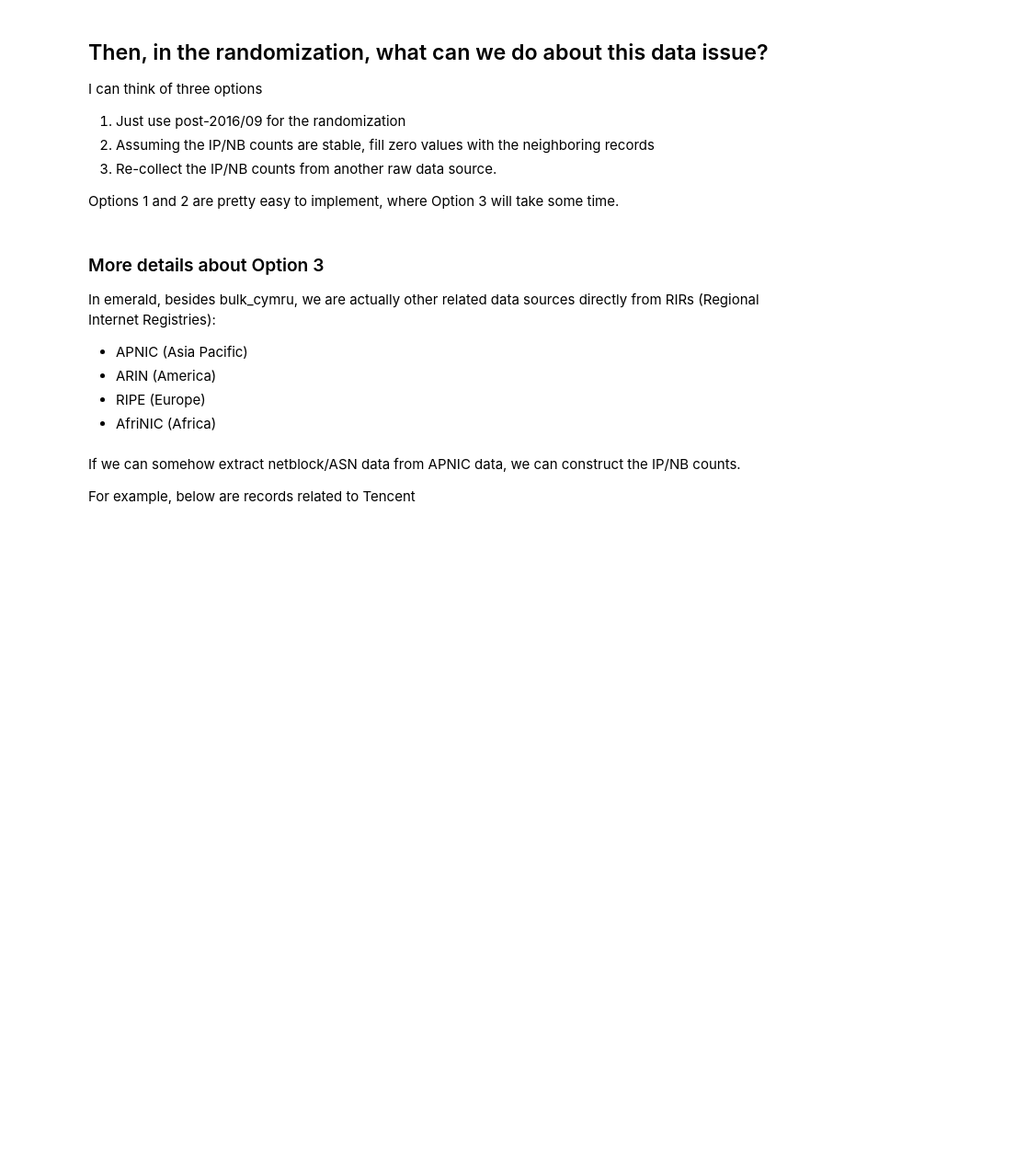
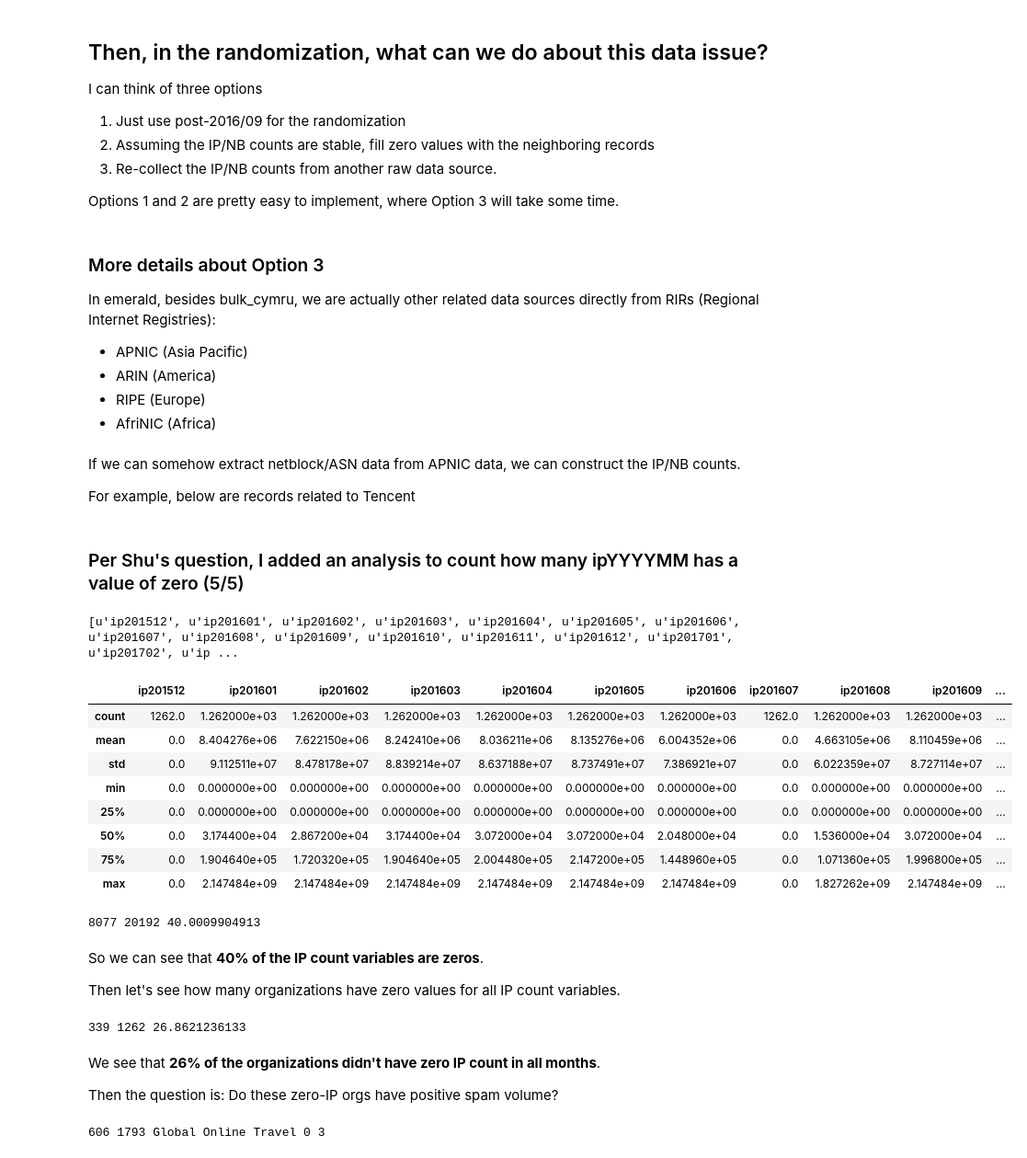
Before and after one commit to gmlee7/asia_security_experiment, a Jupyter notebook: check_randomization_data.ipynb, the cells around one changed output. Shown at 92% size. Cells and saved outputs as stored; diff of their text form; code cells hidden in the pictures; blank space fills up the shorter version.

Commit message:
more analysis on ip=0 and cv>0

```diff
--- a/check_randomization_data.ipynb
+++ b/check_randomization_data.ipynb
@@ -687,3 +685,68 @@ changed:        martyma@tencent.com 20130109
 source:         APNIC
 '''
 print
+# %% [markdown]
+### Per Shu's question, I added an analysis to count how many ipYYYYMM has a value of zero (5/5)
+# %%
+ip_columns = []
+cv_columns = []
+for col in df.columns:
+    if col.startswith('ip'):
+        ip_columns.append(col)
+    if col.startswith('cv'):
+        cv_columns.append(col)
+print ip_columns
+
+ip_df = df[ip_columns]
+ip_df.describe()
+# %% [output]
+[u'ip201512', u'ip201601', u'ip201602', u'ip201603', u'ip201604', u'ip201605', u'ip201606', u'ip201607', u'ip201608', u'ip201609', u'ip201610', u'ip201611', u'ip201612', u'ip201701', u'ip201702', u'ip ...
+|  | ip201512 | ip201601 | ip201602 | ip201603 | ip201604 | ip201605 | ip201606 | ip201607 | ip201608 | ip201609 | ... |
+| count | 1262.0 | 1.262000e+03 | 1.262000e+03 | 1.262000e+03 | 1.262000e+03 | 1.262000e+03 | 1.262000e+03 | 1262.0 | 1.262000e+03 | 1.262000e+03 | ... |
+| mean | 0.0 | 8.404276e+06 | 7.622150e+06 | 8.242410e+06 | 8.036211e+06 | 8.135276e+06 | 6.004352e+06 | 0.0 | 4.663105e+06 | 8.110459e+06 | ... |
+| std | 0.0 | 9.112511e+07 | 8.478178e+07 | 8.839214e+07 | 8.637188e+07 | 8.737491e+07 | 7.386921e+07 | 0.0 | 6.022359e+07 | 8.727114e+07 | ... |
+| min | 0.0 | 0.000000e+00 | 0.000000e+00 | 0.000000e+00 | 0.000000e+00 | 0.000000e+00 | 0.000000e+00 | 0.0 | 0.000000e+00 | 0.000000e+00 | ... |
+| 25% | 0.0 | 0.000000e+00 | 0.000000e+00 | 0.000000e+00 | 0.000000e+00 | 0.000000e+00 | 0.000000e+00 | 0.0 | 0.000000e+00 | 0.000000e+00 | ... |
+| 50% | 0.0 | 3.174400e+04 | 2.867200e+04 | 3.174400e+04 | 3.072000e+04 | 3.072000e+04 | 2.048000e+04 | 0.0 | 1.536000e+04 | 3.072000e+04 | ... |
+| 75% | 0.0 | 1.904640e+05 | 1.720320e+05 | 1.904640e+05 | 2.004480e+05 | 2.147200e+05 | 1.448960e+05 | 0.0 | 1.071360e+05 | 1.996800e+05 | ... |
+| max | 0.0 | 2.147484e+09 | 2.147484e+09 | 2.147484e+09 | 2.147484e+09 | 2.147484e+09 | 2.147484e+09 | 0.0 | 1.827262e+09 | 2.147484e+09 | ... |
+# %%
+total = 0
+zeros_total = 0
+for col in ip_columns:
+    nnz = len(ip_df[col].nonzero()[0])
+    zeros = len(ip_df[col]) - nnz
+    zeros_total += zeros
+    total += len(ip_df[col])
+print zeros_total, total, 100.0*zeros_total/total
+# %% [output]
+8077 20192 40.0009904913
+# %% [markdown]
+So we can see that **40% of the IP count variables are zeros**.
+
+Then let's see how many organizations have zero values for all IP count variables.
+# %%
+org_all_zero = set()
+org_all = len(ip_df)
+for index, row in ip_df.iterrows():
+    #print index, row, sum(row)
+    if sum(row) == 0:
+        org_all_zero.add(index)
+
+org_all_zero_count = len(org_all_zero)
+print org_all_zero_count, org_all, 100.0*org_all_zero_count/org_all
+# %% [output]
+339 1262 26.8621236133
+# %% [markdown]
+We see that **26% of the organizations didn't have zero IP count in all months**.
+
+Then the question is:
+Do these zero-IP orgs have positive spam volume?
+# %%
+for index, row in df.iterrows():
+    sum_ip = sum(row[ip_columns])
+    sum_cv = sum(row[cv_columns])
+    if sum_ip == 0 and sum_cv > 0:
+        print index, row['DossierID'], row['org'], sum(row[ip_columns]), sum(row[cv_columns])
+# %% [output]
+606 1793 Global Online Travel 0 3
```
Also changed, not shown: parts of 3 cells of this notebook.
